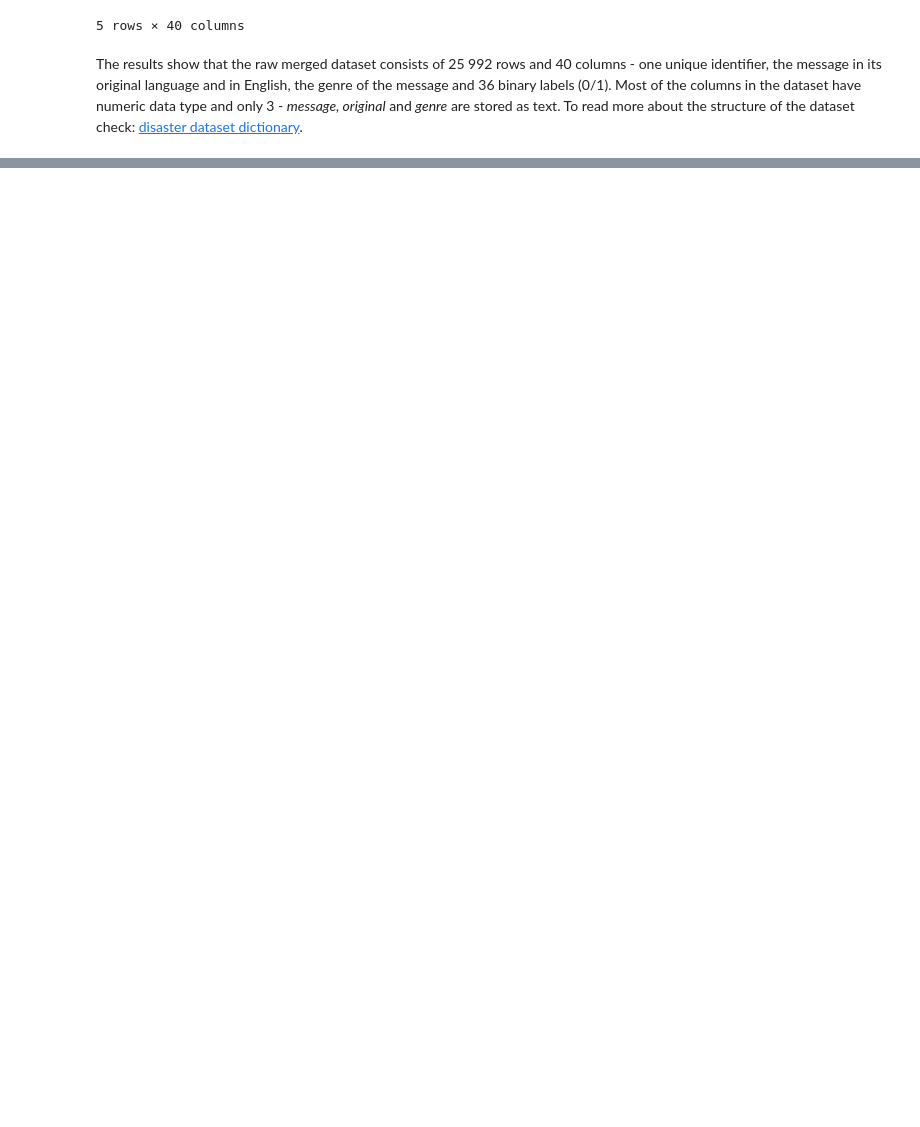
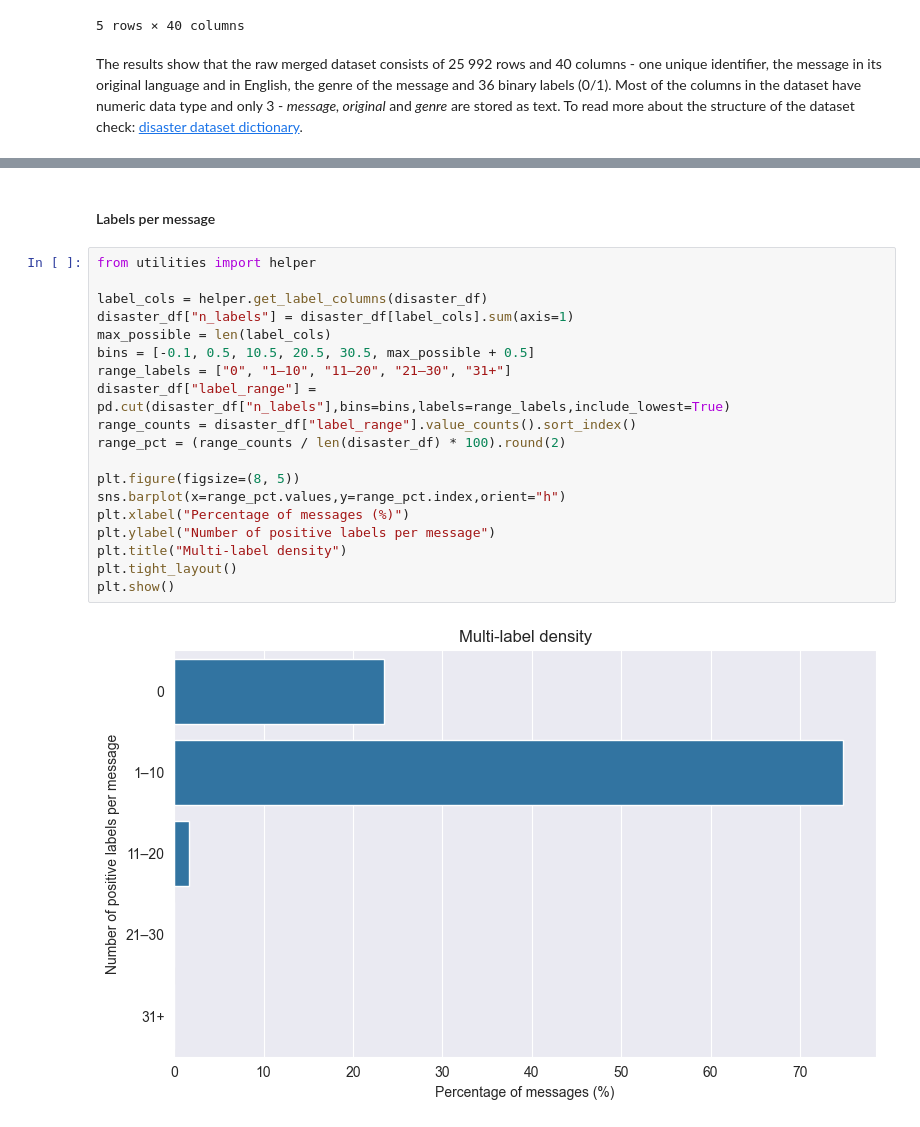
Before and after one commit to KaterinaSSlavova/Crisis-Help-Classification, a Jupyter notebook: Notebooks/02_data_provisioning.ipynb, the cells around one changed output, grey strips where cells are left out. Saved outputs shown, nothing was run; the diff lists cells and outputs as text; blank space fills up the shorter version.

```diff
--- a/Notebooks/02_data_provisioning.ipynb
+++ b/Notebooks/02_data_provisioning.ipynb
@@ -264,0 +283,23 @@ The results show that the raw merged dataset consists of 25 992 rows and 40 colu
+# %% [markdown]
+#### Labels per message
+# %%
+from utilities import helper
+
+label_cols = helper.get_label_columns(disaster_df)
+disaster_df["n_labels"] = disaster_df[label_cols].sum(axis=1)
+max_possible = len(label_cols)
+bins = [-0.1, 0.5, 10.5, 20.5, 30.5, max_possible + 0.5]
+range_labels = ["0", "1–10", "11–20", "21–30", "31+"]
+disaster_df["label_range"] = pd.cut(disaster_df["n_labels"],bins=bins,labels=range_labels,include_lowest=True)
+range_counts = disaster_df["label_range"].value_counts().sort_index()
+range_pct = (range_counts / len(disaster_df) * 100).round(2)
+
+plt.figure(figsize=(8, 5))
+sns.barplot(x=range_pct.values,y=range_pct.index,orient="h")
+plt.xlabel("Percentage of messages (%)")
+plt.ylabel("Number of positive labels per message")
+plt.title("Multi-label density")
+plt.tight_layout()
+plt.show()
+# %% [output]
+[figure, added]
```
Also changed, not shown: parts of 24 cells of this notebook, 1 other file.
